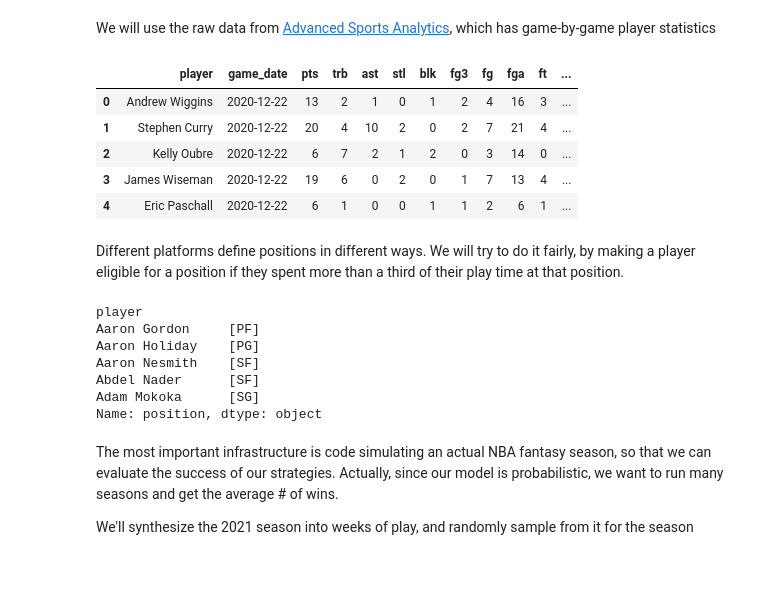
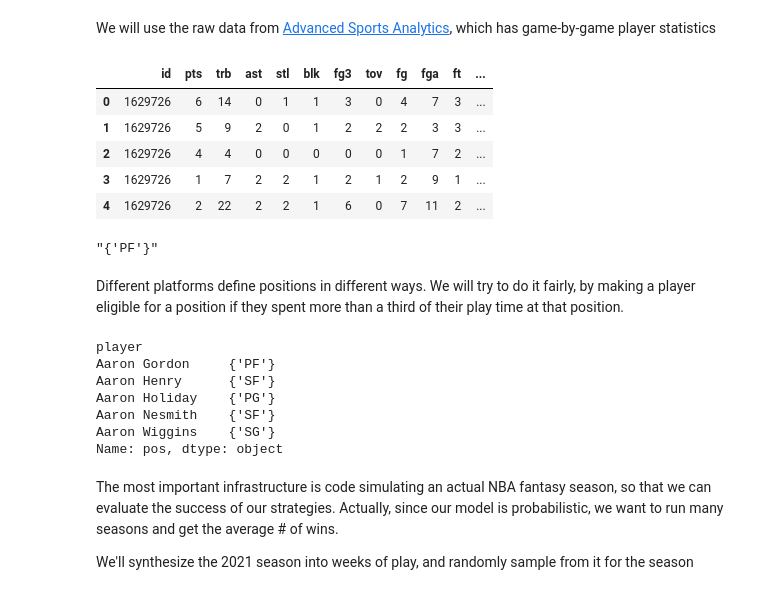
Before and after one commit to zer2/Fantasy-Basketball--in-progress-, a Jupyter notebook: Part 1- Retro Drafting.ipynb, the cells around one changed output. Cells and saved outputs as stored; diff of their text form; code cells hidden in the pictures.

```diff
--- a/Part 1- Retro Drafting.ipynb
+++ b/Part 1- Retro Drafting.ipynb
@@ -59,33 +59,37 @@ categories = ['pts', 'trb', 'ast', 'stl', 'blk', 'fg3','tov', 'fg_pct','ft_pct']
 # %% [markdown]
 We will use the raw data from [Advanced Sports Analytics](https://www.advancedsportsanalytics.com/nba-raw-data), which has game-by-game player statistics
 # %%
-stat_df = pd.read_csv('../data/ASA All NBA Raw Data (1).csv')
-essential_info = stat_df[['player','game_date','pts','trb','ast','stl','blk','fg3','fg','fga','ft','fta','tov']]
+stat_df = pd.read_csv('../data/stat_data/2021-22.csv')
+player_df = pd.read_csv('../data/player_id_reference.csv')
+position_df = pd.read_csv('../data/positions.csv')
+
+essential_info = stat_df.merge(player_df[['id','player']]).drop(columns = 'status') #for now
 essential_info.head()
 # %% [output]
-|  | player | game_date | pts | trb | ast | stl | blk | fg3 | fg | fga | ft | ... |
-| 0 | Andrew Wiggins | 2020-12-22 | 13 | 2 | 1 | 0 | 1 | 2 | 4 | 16 | 3 | ... |
-| 1 | Stephen Curry | 2020-12-22 | 20 | 4 | 10 | 2 | 0 | 2 | 7 | 21 | 4 | ... |
-| 2 | Kelly Oubre | 2020-12-22 | 6 | 7 | 2 | 1 | 2 | 0 | 3 | 14 | 0 | ... |
-| 3 | James Wiseman | 2020-12-22 | 19 | 6 | 0 | 2 | 0 | 1 | 7 | 13 | 4 | ... |
-| 4 | Eric Paschall | 2020-12-22 | 6 | 1 | 0 | 0 | 1 | 1 | 2 | 6 | 1 | ... |
+|  | id | pts | trb | ast | stl | blk | fg3 | tov | fg | fga | ft | ... |
+| 0 | 1629726 | 6 | 14 | 0 | 1 | 1 | 3 | 0 | 4 | 7 | 3 | ... |
+| 1 | 1629726 | 5 | 9 | 2 | 0 | 1 | 2 | 2 | 2 | 3 | 3 | ... |
+| 2 | 1629726 | 4 | 4 | 0 | 0 | 0 | 0 | 0 | 1 | 7 | 2 | ... |
+| 3 | 1629726 | 1 | 7 | 2 | 2 | 1 | 2 | 1 | 2 | 9 | 1 | ... |
+| 4 | 1629726 | 2 | 22 | 2 | 2 | 1 | 6 | 0 | 7 | 11 | 2 | ... |
+# %%
+positions.loc['Marcus Morris']
+# %% [output]
+"{'PF'}"
 # %% [markdown]
 Different platforms define positions in different ways. We will try to do it fairly, by making a player eligible for a position if they spent more than a third of their play time at that position.
 # %%
-player_cat_df = stat_df.groupby('player')[['PG%','SG%','SF%','PF%','C%']].mean()
-player_cat_df.columns = ['PG','SG','SF','PF','C']
-player_cat_df_melted = player_cat_df.melt(ignore_index = False)
-player_cat_df_melted.columns = ['position','play_percent']
-positions = player_cat_df_melted[player_cat_df_melted['play_percent'] > 33].groupby('player')['position'].agg(list)
+position_df = position_df[position_df['season'] == 2022]
+positions = position_df.set_index(['player'])['pos']
 positions.head()
 # %% [output]
 player
-Aaron Gordon     [PF]
-Aaron Holiday    [PG]
-Aaron Nesmith    [SF]
-Abdel Nader      [SF]
-Adam Mokoka      [SG]
-Name: position, dtype: object
+Aaron Gordon     {'PF'}
+Aaron Henry      {'SF'}
+Aaron Holiday    {'PG'}
+Aaron Nesmith    {'SF'}
+Aaron Wiggins    {'SG'}
+Name: pos, dtype: object
 # %% [markdown]
 The most important infrastructure is code simulating an actual NBA fantasy season, so that we can evaluate the success of our strategies. Actually, since our model is probabilistic, we want to run many seasons and get the average # of wins.
 
```
Also changed, not shown: parts of 16 cells of this notebook, 2 other files.
